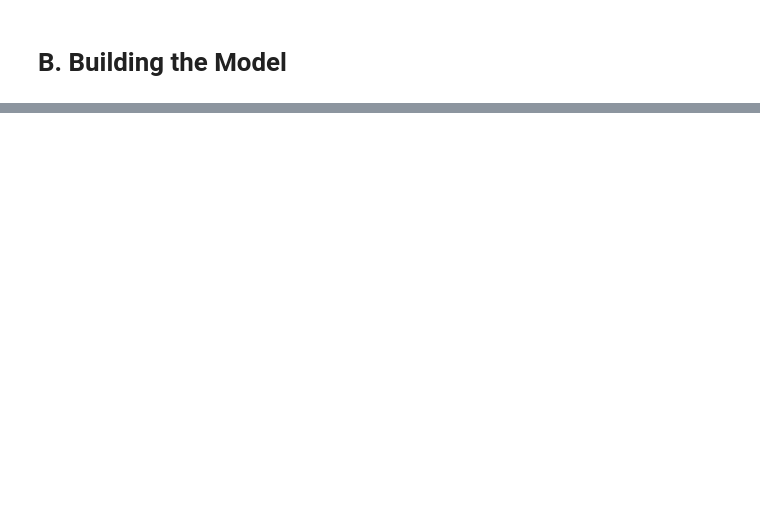
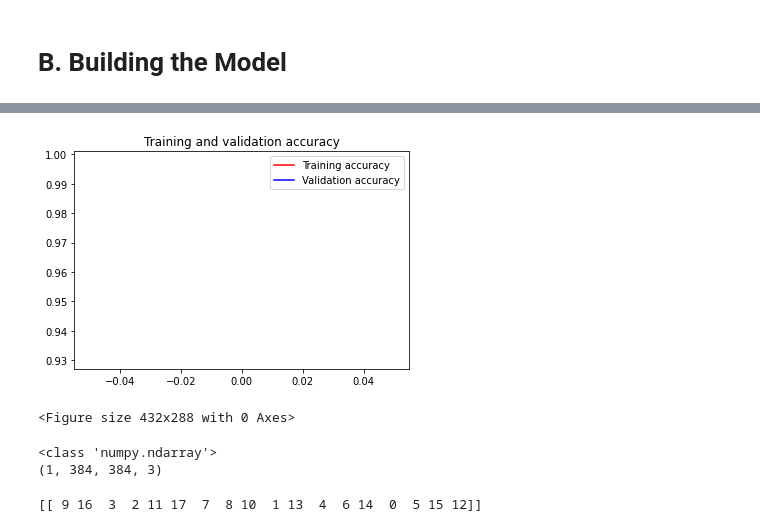
Before and after one commit to herbalib/cloud-api, a Jupyter notebook: Machine Learning/model_training.ipynb, the cells around one changed output, grey strips where cells are left out. Saved outputs shown, nothing was run; the diff lists cells and outputs as text; code cells hidden in the pictures; blank space fills up the shorter version.

```diff
--- a/Machine Learning/model_training.ipynb
+++ b/Machine Learning/model_training.ipynb
@@ -55,0 +125,12 @@ Found 418 files belonging to 18 classes.
+# %%
+inputs = keras.Input(shape=(384, 384, 3))
+x = base_model(inputs, training=False)
+
+# Convert features of shape `base_model.output_shape[1:]` to vectors
+x = keras.layers.GlobalAveragePooling2D()(x)
+x = keras.layers.Dense(512, activation='relu')(x)
+x = keras.layers.Dropout(0.2)(x)
+
+outputs = keras.layers.Dense(NUM_OF_PLANTS, activation='softmax')(x)
+
+model = keras.Model(inputs, outputs)
@@ -55,0 +157,4 @@ Found 418 files belonging to 18 classes.
+# %%
+model.compile(optimizer = keras.optimizers.Adam(learning_rate=0.001),
+                loss = 'categorical_crossentropy',
+                metrics = ['accuracy'])
@@ -55,0 +170,5 @@ Found 418 files belonging to 18 classes.
+# %%
+history = model.fit(train_ds,
+                    validation_data = val_ds,
+                    epochs = 1,
+                    verbose = 1)
@@ -55,0 +177,21 @@ Found 418 files belonging to 18 classes.
+# %%
+# Plot the training and validation accuracies for each epoch
+import matplotlib.pyplot as plt
+
+acc = history.history['accuracy']
+val_acc = history.history['val_accuracy']
+loss = history.history['loss']
+val_loss = history.history['val_loss']
+
+epochs = range(len(acc))
+
+plt.plot(epochs, acc, 'r', label='Training accuracy')
+plt.plot(epochs, val_acc, 'b', label='Validation accuracy')
+plt.title('Training and validation accuracy')
+plt.legend(loc=0)
+plt.figure()
+
+plt.show()
+# %% [output]
+[figure, added]
+<Figure size 432x288 with 0 Axes>
@@ -55,0 +207,12 @@ Found 418 files belonging to 18 classes.
+# %%
+# Import the necessary libraries
+from numpy import asarray
+
+img = Image.open('/content/sambilotomase.jpeg')
+numpydata = asarray(img)
+image_array = np.expand_dims(numpydata, axis=0)
+print(type(image_array))
+print(image_array.shape)
+# %% [output]
+<class 'numpy.ndarray'>
+(1, 384, 384, 3)
@@ -55,0 +221,4 @@ Found 418 files belonging to 18 classes.
+# %%
+print(np.argsort(pred))
+# %% [output]
+[[ 9 16  3  2 11 17  7  8 10  1 13  4  6 14  0  5 15 12]]
```
Also changed, not shown: parts of 19 cells of this notebook, 1 other file.
